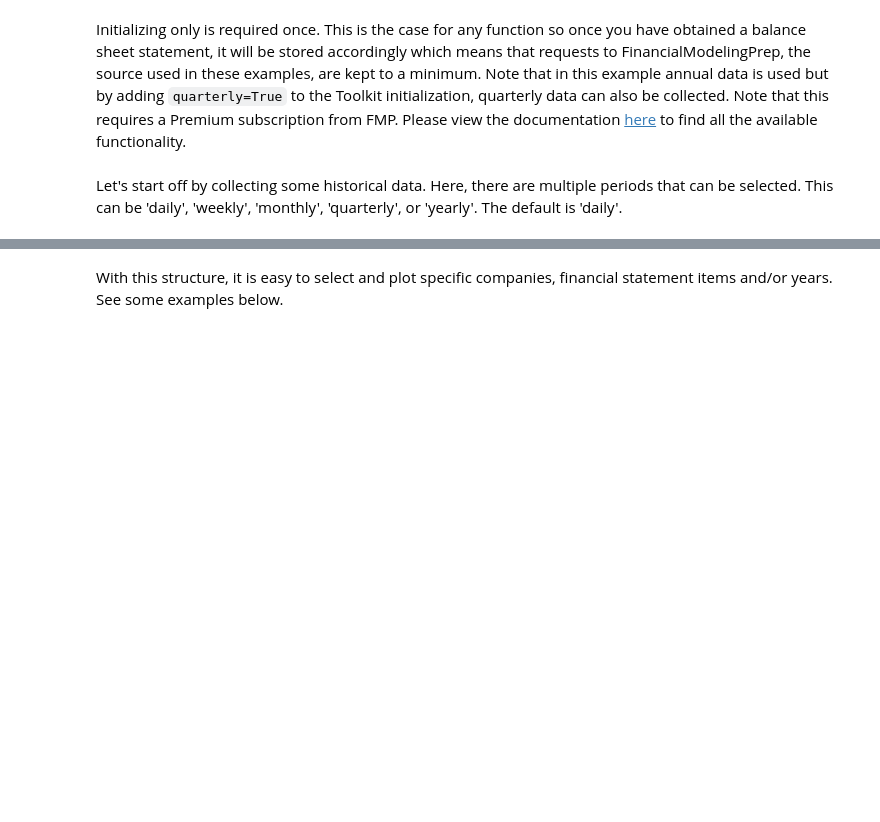
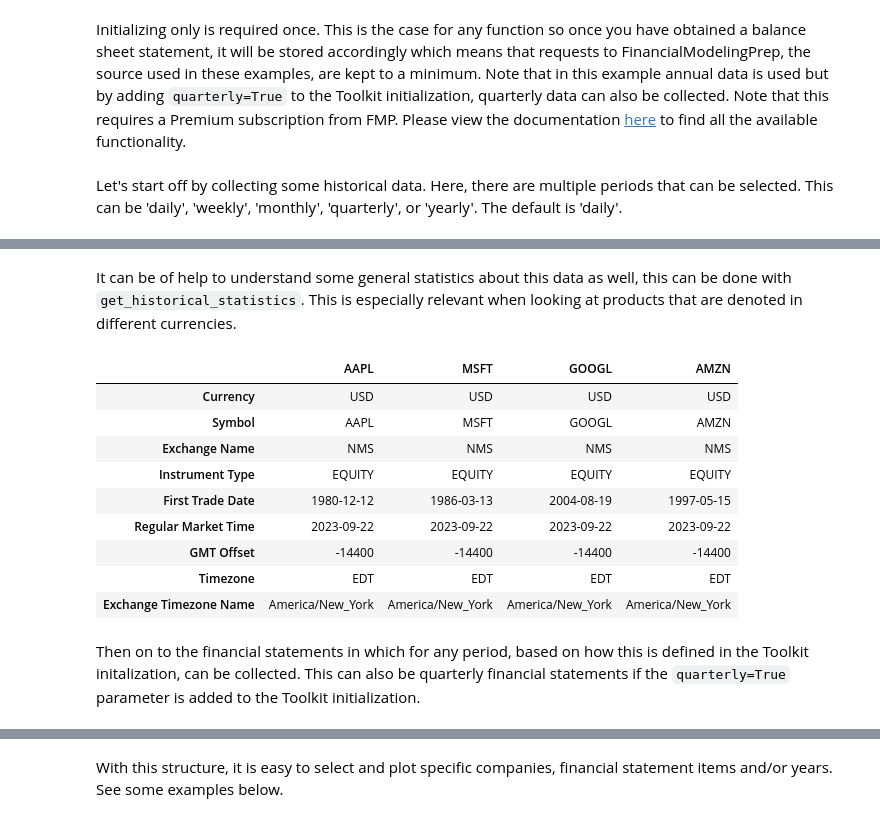
Before and after one commit to JerBouma/FinanceToolkit, a Jupyter notebook: examples/Finance Toolkit - 1. Getting Started.ipynb, the cells around one changed output, grey strips where cells are left out. Cells and saved outputs as stored; diff of their text form; code cells hidden in the pictures; blank space fills up the shorter version.

```diff
--- a/examples/Finance Toolkit - 1. Getting Started.ipynb
+++ b/examples/Finance Toolkit - 1. Getting Started.ipynb
@@ -99,6 +99,23 @@ companies.get_historical_data(period='quarterly')["Cumulative Return"].plot(figs
 19 rows × 60 columns
 <Axes: title={'center': 'Cumulative Returns of Apple, Microsoft, Google and Amazon'}, xlabel='Date'>
 [figure]
+# %% [markdown]
+It can be of help to understand some general statistics about this data as well, this can be done with `get_historical_statistics`. This is especially relevant when looking at products that are denoted in different currencies.
+# %%
+companies.get_historical_statistics()
+# %% [output]
+|  | AAPL | MSFT | GOOGL | AMZN |
+| Currency | USD | USD | USD | USD |
+| Symbol | AAPL | MSFT | GOOGL | AMZN |
+| Exchange Name | NMS | NMS | NMS | NMS |
+| Instrument Type | EQUITY | EQUITY | EQUITY | EQUITY |
+| First Trade Date | 1980-12-12 | 1986-03-13 | 2004-08-19 | 1997-05-15 |
+| Regular Market Time | 2023-09-22 | 2023-09-22 | 2023-09-22 | 2023-09-22 |
+| GMT Offset | -14400 | -14400 | -14400 | -14400 |
+| Timezone | EDT | EDT | EDT | EDT |
+| Exchange Timezone Name | America/New_York | America/New_York | America/New_York | America/New_York |
+# %% [markdown]
+Then on to the financial statements in which for any period, based on how this is defined in the Toolkit initalization, can be collected. This can also be quarterly financial statements if the `quarterly=True` parameter is added to the Toolkit initialization.
 # %%
 # Obtain the balance sheets from each company
 companies.get_balance_sheet_statement()
```
Also changed, not shown: parts of 12 cells of this notebook.
